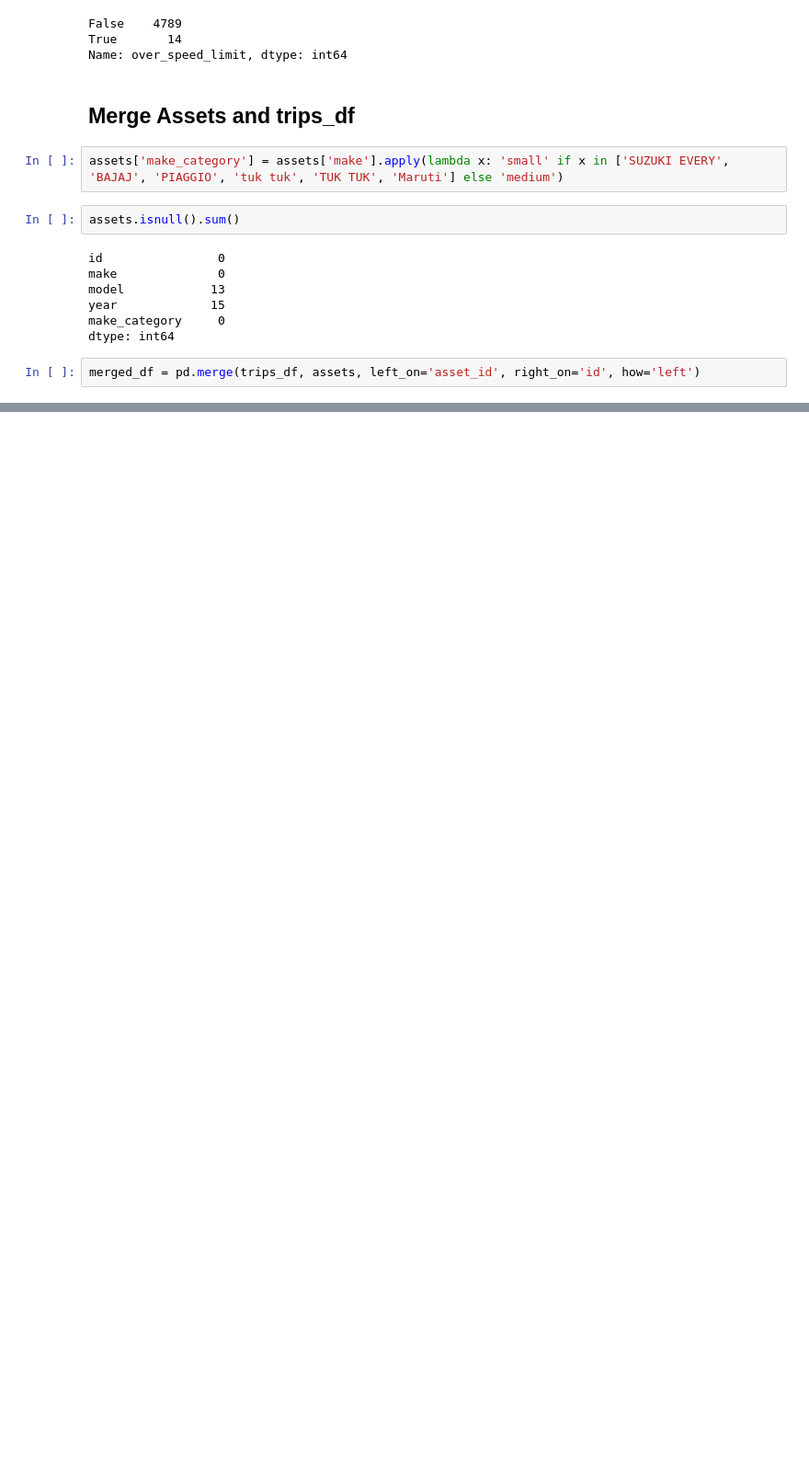
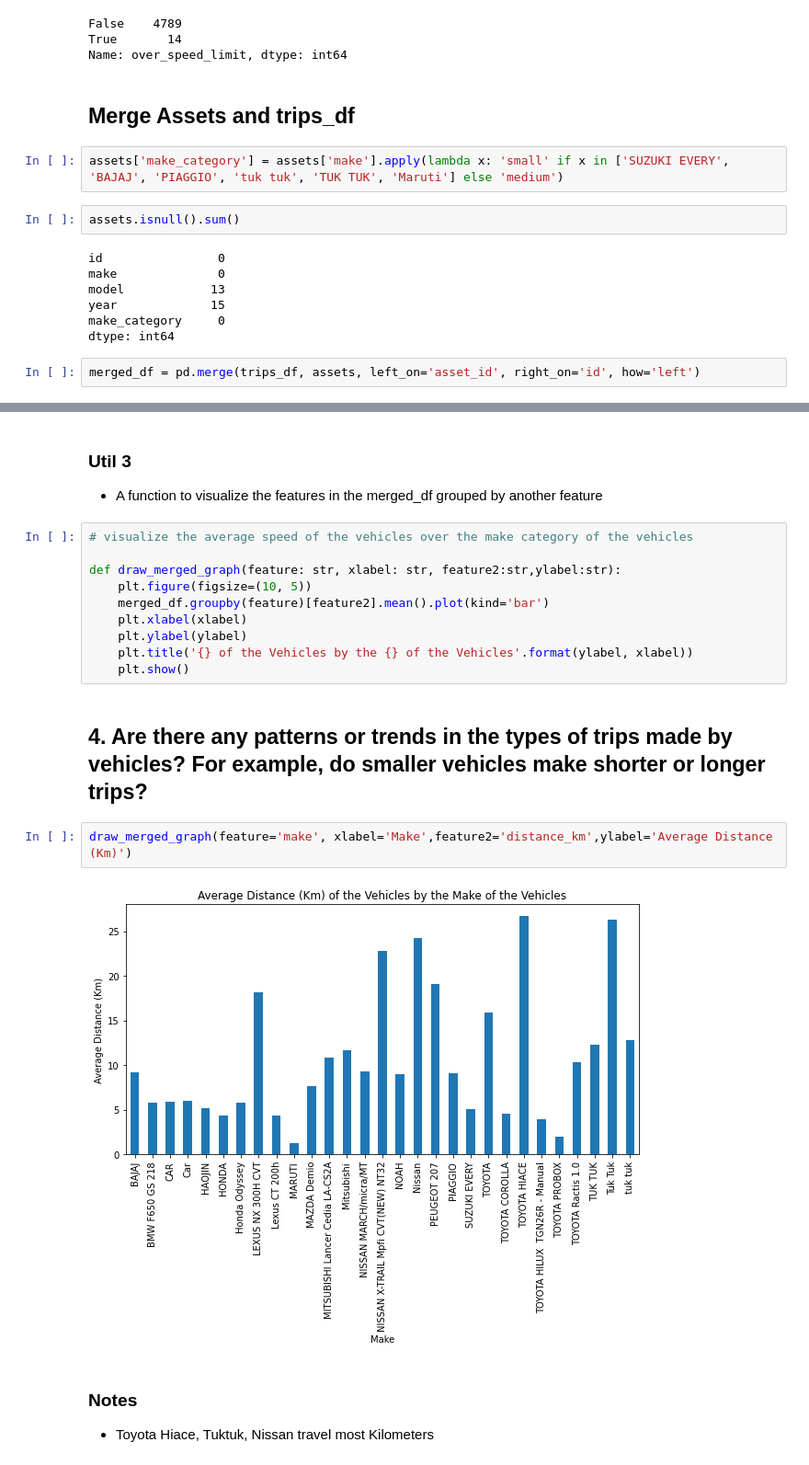
Before and after one commit to joykangangi/DataSciencePlayground, a Jupyter notebook: Yatsa_Analytics_EDA.ipynb, the cells around one changed output, grey strips where cells are left out. Shown at 92% size. Drawn from its saved outputs; the diff is of its cells as text; blank space fills up the shorter version.

```diff
--- a/Yatsa_Analytics_EDA.ipynb
+++ b/Yatsa_Analytics_EDA.ipynb
@@ -597,3 +619,25 @@ merged_df.head()
 | 2 | mcXsPmo | 2023-03-07 06:40:53.771000+00:00 | 0gMAW5w | 30689.27 | -1.430067 | 36.688068 | 2023-03-07 06:40:48+00:00 | ... |
 | 3 | WRBY3Lt | 2023-03-07 05:12:29.007000+00:00 | 0gMAW5w | 24609.34 | -1.305490 | 36.825317 | 2023-03-07 05:12:26+00:00 | ... |
 | 4 | 1WaNBeb | 2023-03-07 03:15:18.670000+00:00 | 0gMAW5w | 28395.71 | -1.397144 | 36.759830 | 2023-03-07 03:15:15+00:00 | ... |
+# %% [markdown]
+### Util 3
+- A function to visualize the features in the merged_df grouped by another feature
+# %%
+# visualize the average speed of the vehicles over the make category of the vehicles
+
+def draw_merged_graph(feature: str, xlabel: str, feature2:str,ylabel:str):
+    plt.figure(figsize=(10, 5))
+    merged_df.groupby(feature)[feature2].mean().plot(kind='bar')
+    plt.xlabel(xlabel)
+    plt.ylabel(ylabel)
+    plt.title('{} of the Vehicles by the {} of the Vehicles'.format(ylabel, xlabel))
+    plt.show()
+# %% [markdown]
+## 4. Are there any patterns or trends in the types of trips made by vehicles? For example, do smaller vehicles make shorter or longer trips?
+# %%
+draw_merged_graph(feature='make', xlabel='Make',feature2='distance_km',ylabel='Average Distance (Km)')
+# %% [output]
+[figure, added]
+# %% [markdown]
+### Notes
+- Toyota Hiace, Tuktuk, Nissan travel most Kilometers
```
Also changed, not shown: parts of 20 cells of this notebook.
